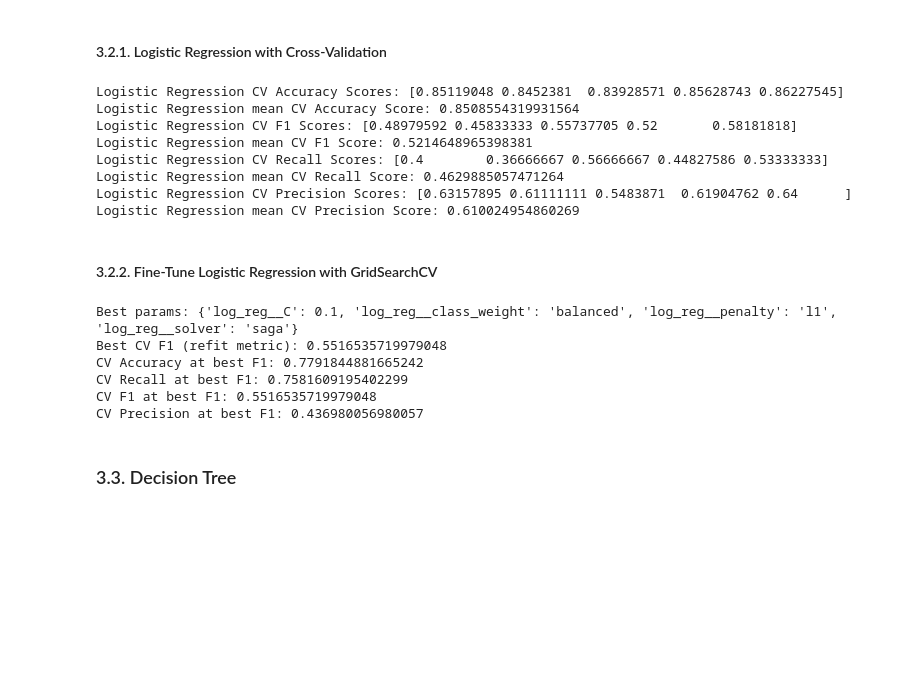
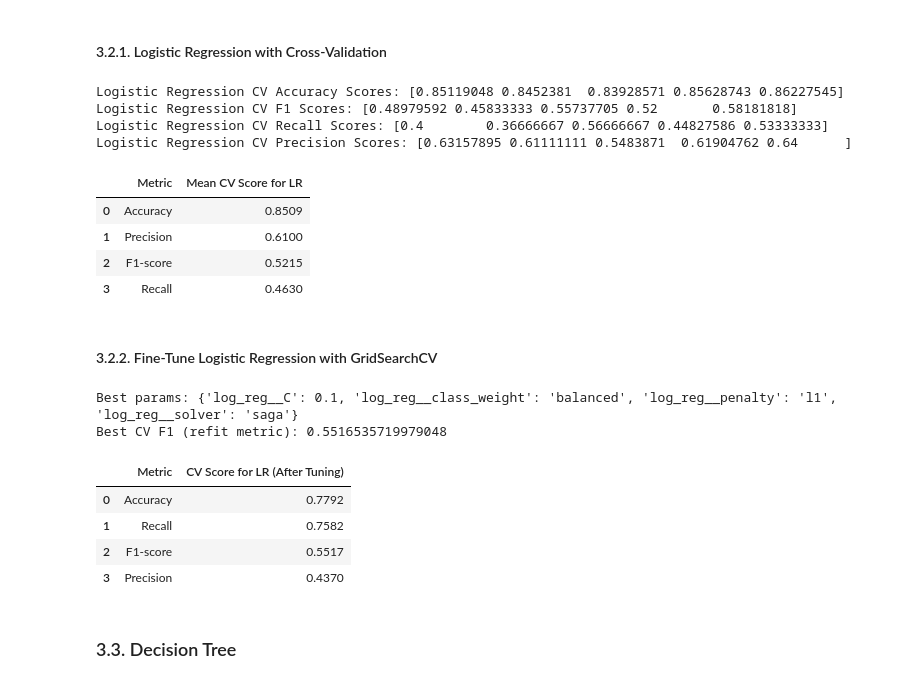
Before and after one commit to Avisonix/AML-Gruppe30, a Jupyter notebook: src/aml/data.ipynb, the cells around one changed output. Saved outputs shown, nothing was run; the diff lists cells and outputs as text; code cells hidden in the pictures; blank space fills up the shorter version.

```diff
--- a/src/aml/data.ipynb
+++ b/src/aml/data.ipynb
@@ -257,45 +257,62 @@ lr_f1_scores = cross_val_score(
     scoring="f1"
 )
 
 # Recall
-lr_recall_scores = cross_val_score(
+lr_rec_scores = cross_val_score(
     lr_pipeline,
     X_train,
     y_train,
     cv=cv,
     scoring="recall"
 )
 
 # Precision
-lr_precision_scores = cross_val_score(
+lr_pre_scores = cross_val_score(
     lr_pipeline,
     X_train,
     y_train,
     cv=cv,
     scoring="precision"
 )
 
 # Print the cross-validation scores
 print("Logistic Regression CV Accuracy Scores:", lr_acc_scores)
-print("Logistic Regression mean CV Accuracy Score:", lr_acc_scores.mean())
+#print("Logistic Regression mean CV Accuracy Score:", lr_acc_scores.mean())
 
 print("Logistic Regression CV F1 Scores:", lr_f1_scores)
-print("Logistic Regression mean CV F1 Score:", lr_f1_scores.mean())
+#print("Logistic Regression mean CV F1 Score:", lr_f1_scores.mean())
 
-print("Logistic Regression CV Recall Scores:", lr_recall_scores)
-print("Logistic Regression mean CV Recall Score:", lr_recall_scores.mean())
+print("Logistic Regression CV Recall Scores:", lr_rec_scores)
+#print("Logistic Regression mean CV Recall Score:", lr_rec_scores.mean())
 
-print("Logistic Regression CV Precision Scores:", lr_precision_scores)
-print("Logistic Regression mean CV Precision Score:", lr_precision_scores.mean())
+print("Logistic Regression CV Precision Scores:", lr_pre_scores)
+#print("Logistic Regression mean CV Precision Score:", lr_pre_scores.mean())
+
+# Build results table
+lr_results_before = pd.DataFrame({
+    "Metric": ["Accuracy", "F1-score", "Recall", "Precision"],
+    "Mean CV Score for LR": [
+        lr_acc_scores.mean(),
+        lr_f1_scores.mean(),
+        lr_rec_scores.mean(),
+        lr_pre_scores.mean()
+    ]
+})
+
+# Round and sort for readability
+lr_results_before = lr_results_before.round(4).sort_values(by="Mean CV Score for LR", ascending=False).reset_index(drop=True)
+
+lr_results_before
 # %% [output]
 Logistic Regression CV Accuracy Scores: [0.85119048 0.8452381  0.83928571 0.85628743 0.86227545]
-Logistic Regression mean CV Accuracy Score: 0.8508554319931564
 Logistic Regression CV F1 Scores: [0.48979592 0.45833333 0.55737705 0.52       0.58181818]
-Logistic Regression mean CV F1 Score: 0.5214648965398381
 Logistic Regression CV Recall Scores: [0.4        0.36666667 0.56666667 0.44827586 0.53333333]
-Logistic Regression mean CV Recall Score: 0.4629885057471264
 Logistic Regression CV Precision Scores: [0.63157895 0.61111111 0.5483871  0.61904762 0.64      ]
-Logistic Regression mean CV Precision Score: 0.610024954860269
+|  | Metric | Mean CV Score for LR |
+| 0 | Accuracy | 0.8509 |
+| 1 | Precision | 0.6100 |
+| 2 | F1-score | 0.5215 |
+| 3 | Recall | 0.4630 |
 # %% [markdown]
 #### 3.2.2. Fine-Tune Logistic Regression with GridSearchCV
 # %%
@@ -338,20 +355,37 @@ print("Best CV F1 (refit metric):", lr_grid.best_score_)
 best_i = lr_grid.best_index_
 
 # Get the cross-validation results
-cvres = lr_grid.cv_results_
+lr_cvres = lr_grid.cv_results_
 
-# Print CV scores for all metrics at the best F1 index
-print("CV Accuracy at best F1:", cvres["mean_test_accuracy"][best_i])
-print("CV Recall at best F1:",   cvres["mean_test_recall"][best_i])
-print("CV F1 at best F1:",       cvres["mean_test_f1"][best_i])
-print("CV Precision at best F1:",  cvres["mean_test_precision"][best_i])
+# Get the metrics at the best F1 index
+lr_acc_after = lr_cvres["mean_test_accuracy"][best_i]
+lr_rec_after = lr_cvres["mean_test_recall"][best_i]
+lr_f1_after = lr_cvres["mean_test_f1"][best_i]
+lr_pre_after = lr_cvres["mean_test_precision"][best_i]
+
+# Create a DataFrame to display the results
+lr_results_after = pd.DataFrame({
+    "Metric": ["Accuracy", "Recall", "F1-score", "Precision"],
+    "CV Score for LR (After Tuning)": [
+        lr_acc_after,
+        lr_rec_after,
+        lr_f1_after,
+        lr_pre_after
+    ]
+})
+
+# Round for cleaner display
+lr_results_after = lr_results_after.round(4).sort_values(by="CV Score for LR (After Tuning)", ascending=False).reset_index(drop=True)
+
+lr_results_after
 # %% [output]
 Best params: {'log_reg__C': 0.1, 'log_reg__class_weight': 'balanced', 'log_reg__penalty': 'l1', 'log_reg__solver': 'saga'}
 Best CV F1 (refit metric): 0.5516535719979048
-CV Accuracy at best F1: 0.7791844881665242
-CV Recall at best F1: 0.7581609195402299
-CV F1 at best F1: 0.5516535719979048
-CV Precision at best F1: 0.436980056980057
+|  | Metric | CV Score for LR (After Tuning) |
+| 0 | Accuracy | 0.7792 |
+| 1 | Recall | 0.7582 |
+| 2 | F1-score | 0.5517 |
+| 3 | Precision | 0.4370 |
 # %% [markdown]
 ### 3.3. Decision Tree
 # %% [markdown]
```
Also changed, not shown: parts of 18 cells of this notebook, 1 other file.
